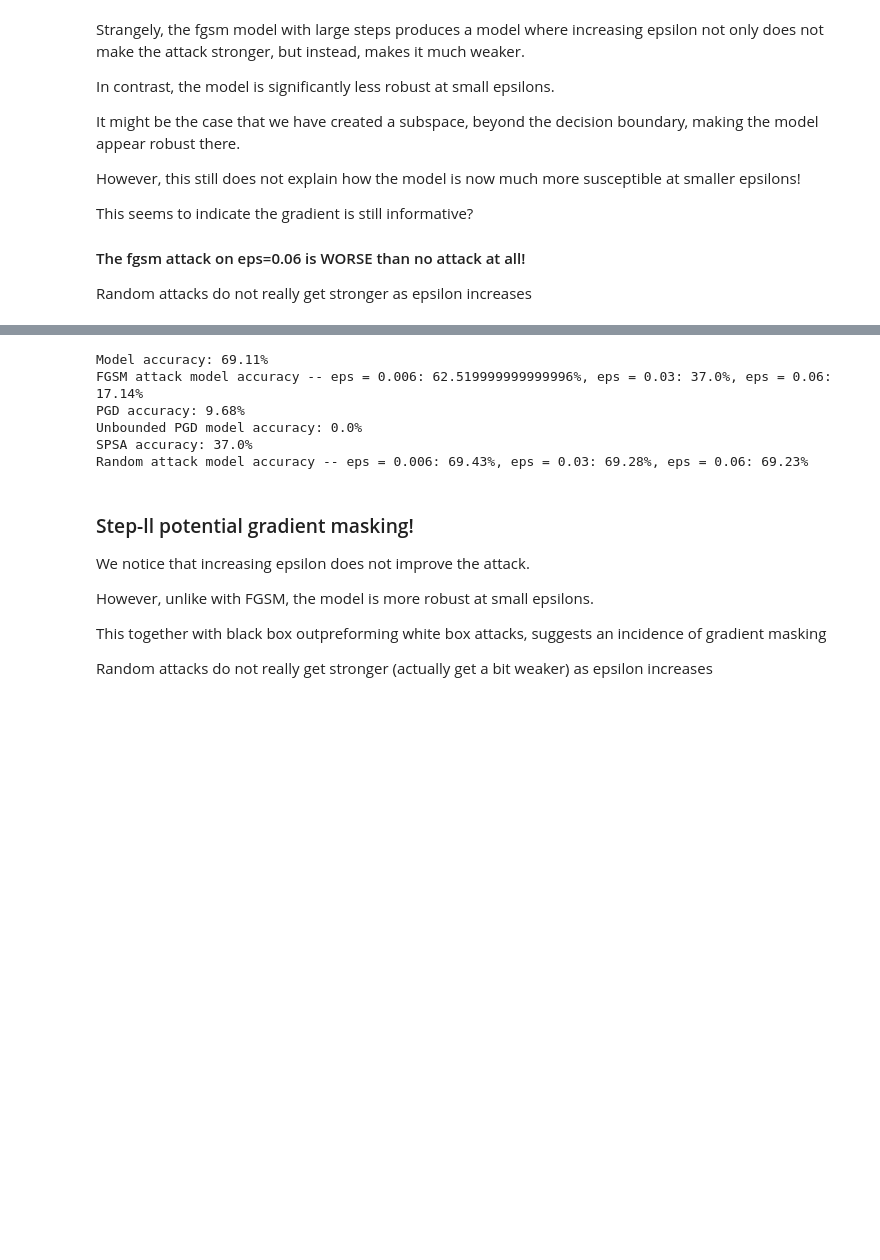
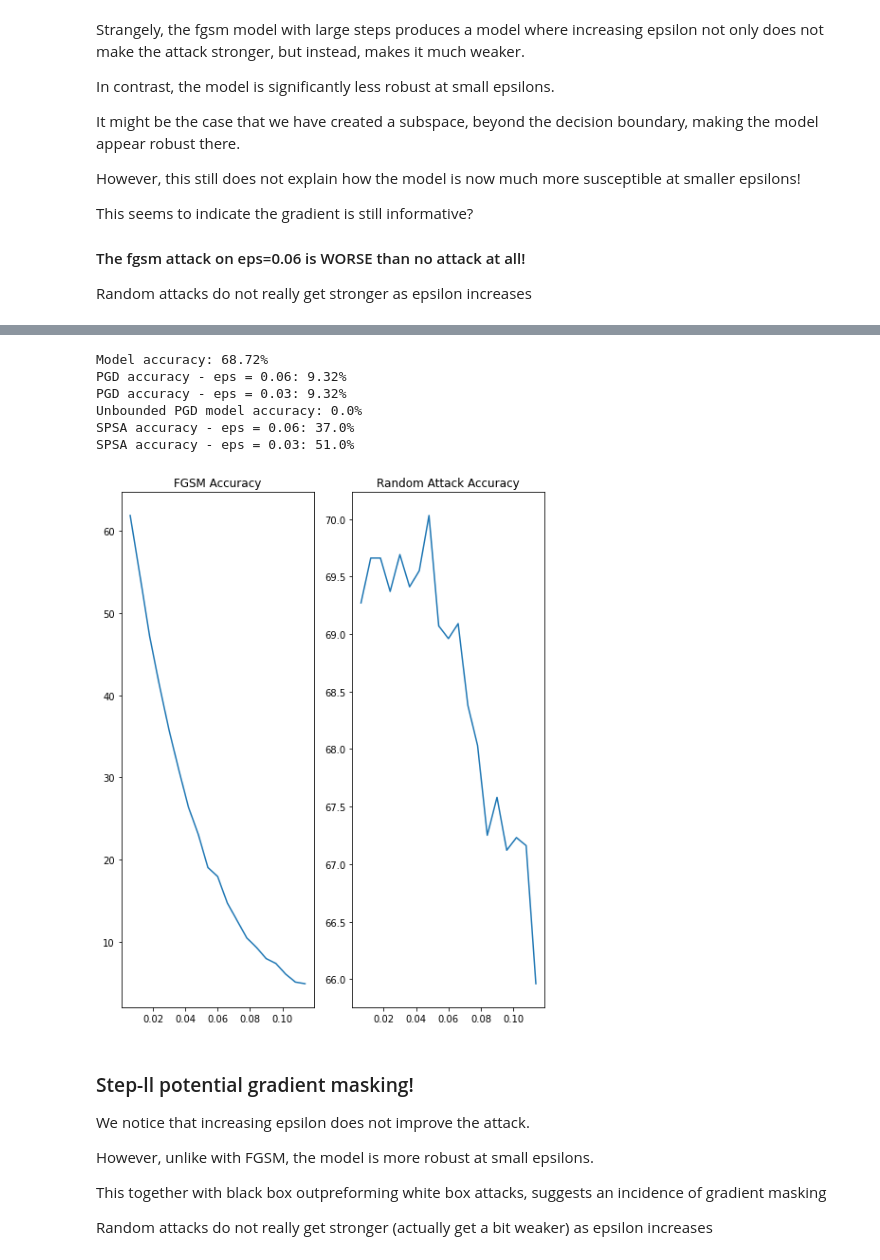
Before and after one commit to CarlosGomes98/false_sense_of_security, a Jupyter notebook: notebooks/GradientMasking.ipynb, the cells around one changed output, grey strips where cells are left out. Cells and saved outputs as stored; diff of their text form; code cells hidden in the pictures; blank space fills up the shorter version.

```diff
--- a/notebooks/GradientMasking.ipynb
+++ b/notebooks/GradientMasking.ipynb
@@ -130,13 +132,14 @@ Random attack model accuracy -- eps = 0.006: 73.1%, eps = 0.03: 75.32%, eps = 0.
 # %%
 # fgsm model with small steps
-run_masking_benchmarks(fgsm_model_small, test_dataset, epsilon=0.06, device=device, batch_size=batch_size)
+run_masking_benchmarks(fgsm_model_small, test_dataset, epsilon=0.06, device=device, batch_size=batch_size, epsilon_step=10)
 # %% [output]
-Model accuracy: 69.11%
-FGSM attack model accuracy -- eps = 0.006: 62.519999999999996%, eps = 0.03: 37.0%, eps = 0.06: 17.14%
-PGD accuracy: 9.68%
+Model accuracy: 68.72%
+PGD accuracy - eps = 0.06: 9.32%
+PGD accuracy - eps = 0.03: 9.32%
 Unbounded PGD model accuracy: 0.0%
-SPSA accuracy: 37.0%
-Random attack model accuracy -- eps = 0.006: 69.43%, eps = 0.03: 69.28%, eps = 0.06: 69.23%
+SPSA accuracy - eps = 0.06: 37.0%
+SPSA accuracy - eps = 0.03: 51.0%
+[figure, added]
 # %% [markdown]
 ### Step-ll potential gradient masking!
 We notice that increasing epsilon does not improve the attack.
```
Also changed, not shown: parts of 14 cells of this notebook, 4 other files.
